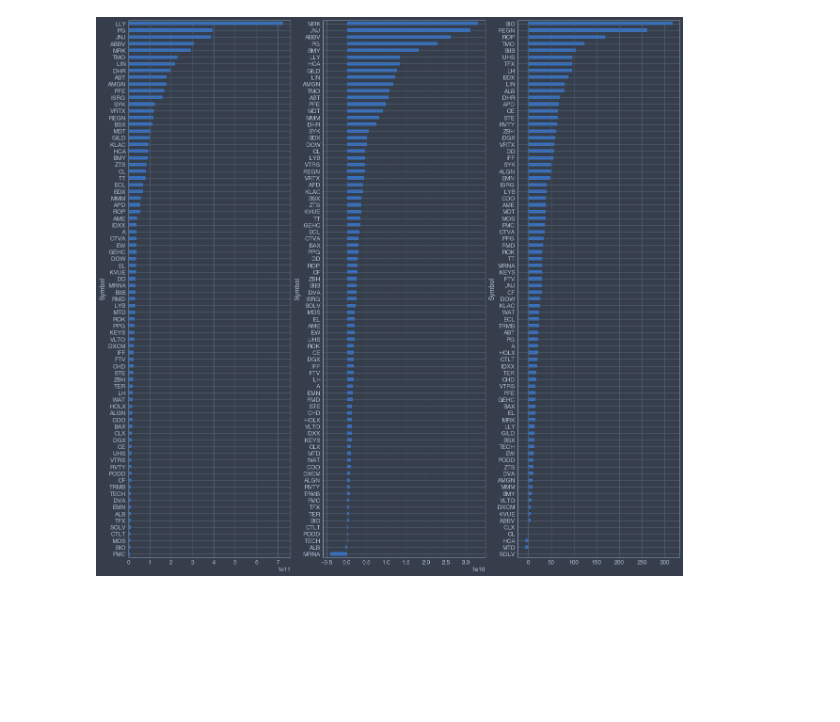
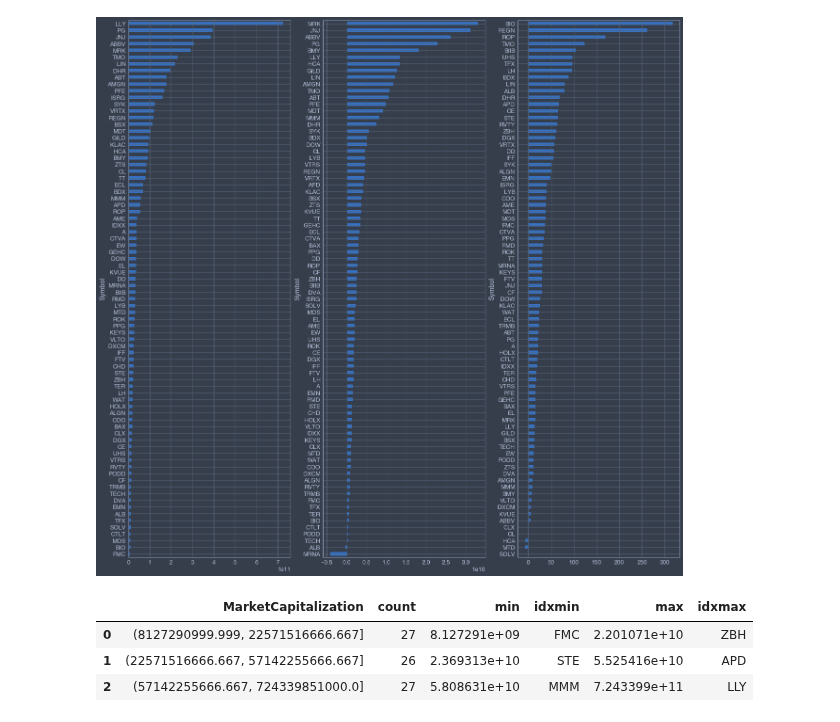
Before and after one commit to fadeeva/stock_market_research, a Jupyter notebook: Portfolio/Search_Review/Sectors_Review.ipynb, the cells around one changed output. Cells and saved outputs as stored; diff of their text form; code cells hidden in the pictures; blank space fills up the shorter version.

```diff
--- a/Portfolio/Search_Review/Sectors_Review.ipynb
+++ b/Portfolio/Search_Review/Sectors_Review.ipynb
@@ -154,3 +156,13 @@ lf.sort_values('EBITDA', ascending=False)['EBITDA'].plot(kind='barh', ax=axs[1])
 lf.sort_values('BookValue', ascending=False)['BookValue'].plot(kind='barh', ax=axs[2]).invert_yaxis()
 # %% [output]
 [figure]
+# %%
+market_cap = lf['MarketCapitalization']
+bins = pd.qcut(market_cap, 3)
+results = (pd.Series(market_cap).groupby(bins).agg(['count', 'min', 'idxmin', 'max', 'idxmax']).reset_index())
+results
+# %% [output]
+|  | MarketCapitalization | count | min | idxmin | max | idxmax |
+| 0 | (8127290999.999, 22571516666.667] | 27 | 8.127291e+09 | FMC | 2.201071e+10 | ZBH |
+| 1 | (22571516666.667, 57142255666.667] | 26 | 2.369313e+10 | STE | 5.525416e+10 | APD |
+| 2 | (57142255666.667, 724339851000.0] | 27 | 5.808631e+10 | MMM | 7.243399e+11 | LLY |
```
Also changed, not shown: parts of 2 cells of this notebook.
